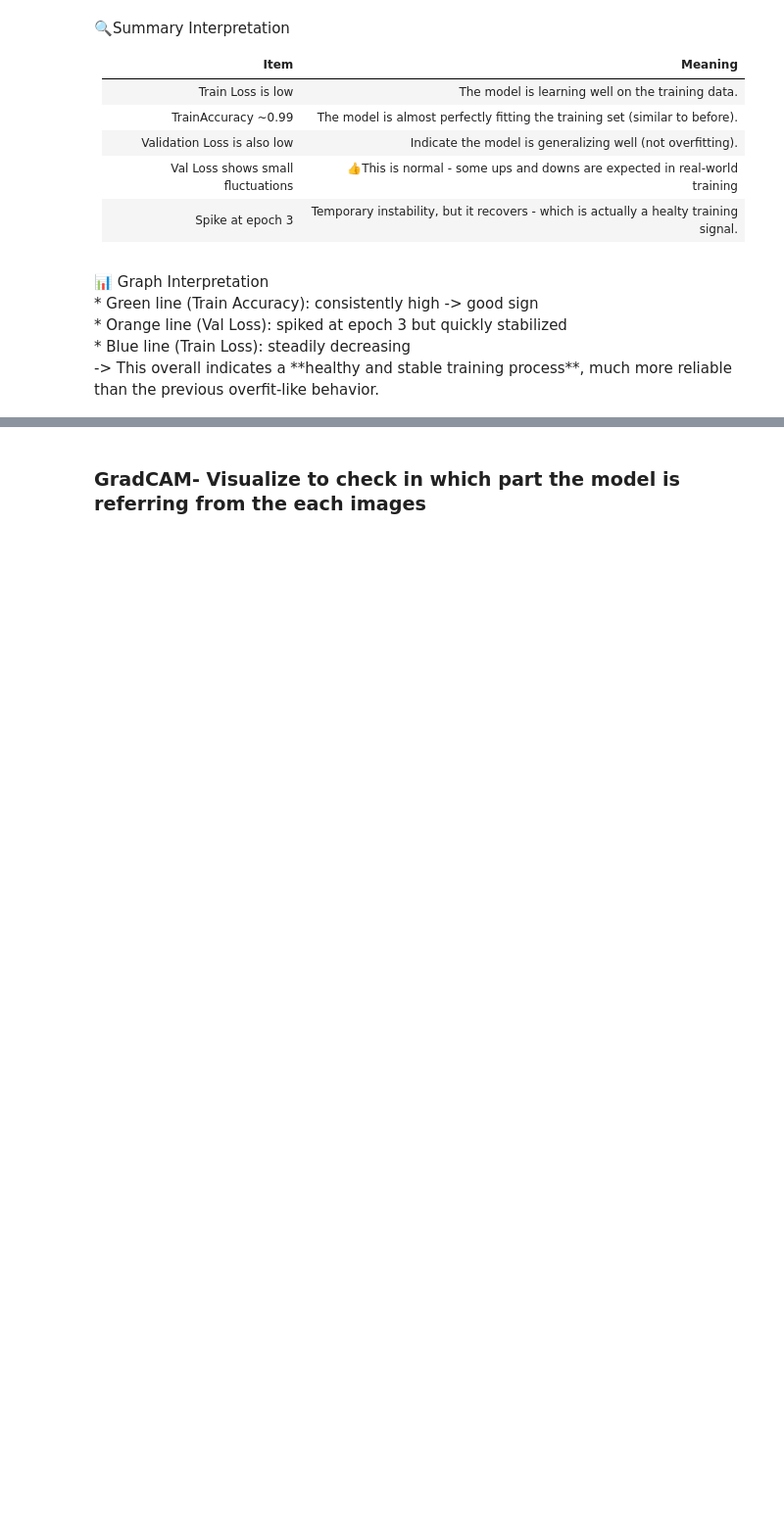
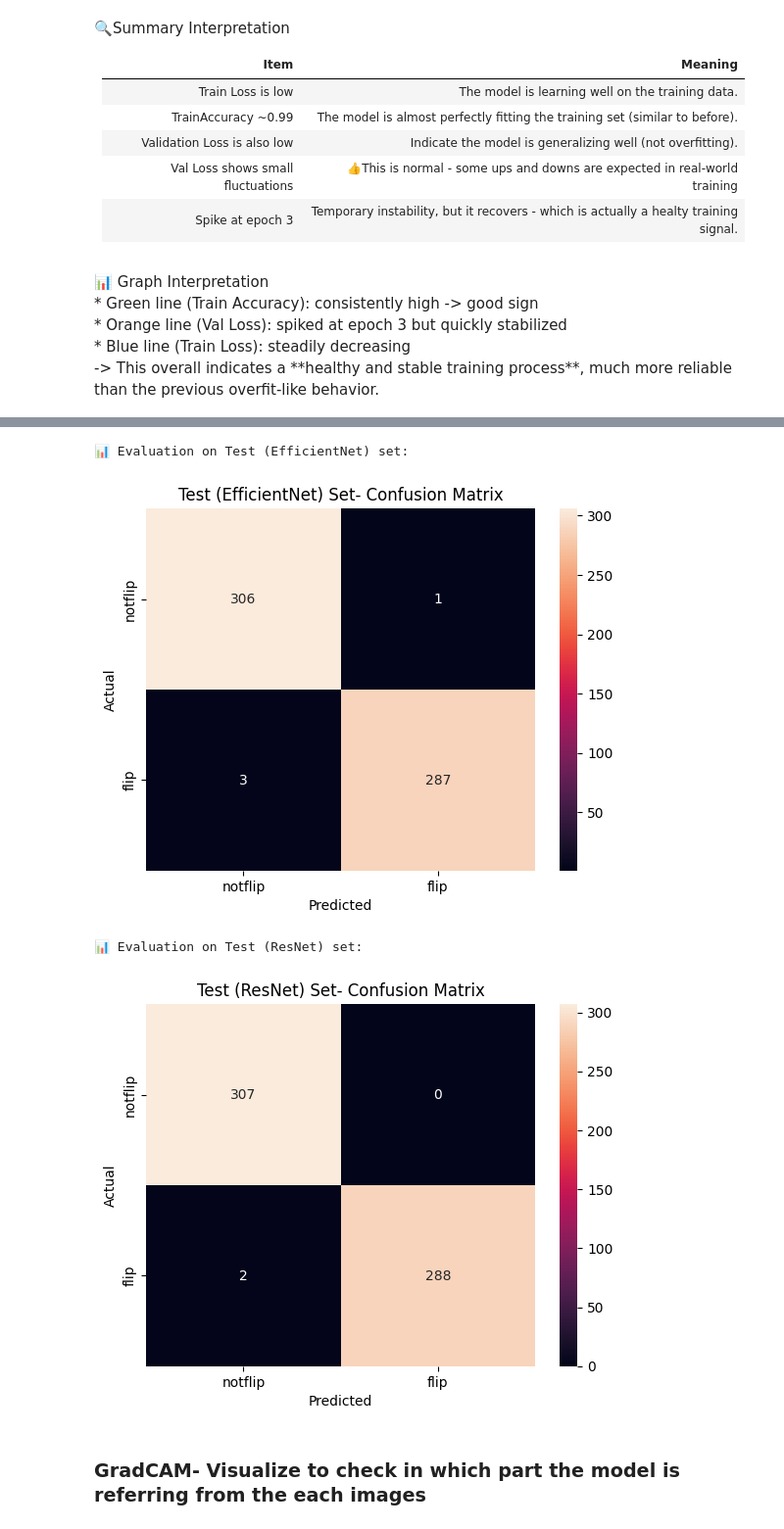
Before and after one commit to shinnew9/Apziva_practice_code, a Jupyter notebook: Project4-MonReader/2nd_TransferLearning_EfficientNet,ResNet.ipynb, the cells around one changed output, grey strips where cells are left out. Shown at 98% size. Saved outputs shown, nothing was run; the diff lists cells and outputs as text; code cells hidden in the pictures; blank space fills up the shorter version.

Commit message:
NoOverfitting, No Underfitting with evaluation

```diff
--- a/Project4-MonReader/2nd_TransferLearning_EfficientNet,ResNet.ipynb
+++ b/Project4-MonReader/2nd_TransferLearning_EfficientNet,ResNet.ipynb
@@ -432,6 +456,18 @@ def evaluate_model(model, data_loader, dataset_name=""):
   plt.show()
 
   return report, cm
+# %%
+# Evaluating EfficientNet
+report_eff, cm_eff = evaluate_model(trained_eff_model, test_loader, dataset_name="Test (EfficientNet)")
+
+
+# Evaluating ResNet
+report_res, cm_res = evaluate_model(trained_resnet_model, test_loader, dataset_name="Test (ResNet)")
+# %% [output]
+📊 Evaluation on Test (EfficientNet) set:
+[figure, added]
+📊 Evaluation on Test (ResNet) set:
+[figure, added]
 # %% [markdown]
 ### GradCAM- Visualize to check in which part the model is referring from the each images
 # %%
```
Also changed, not shown: parts of 6 cells of this notebook.
